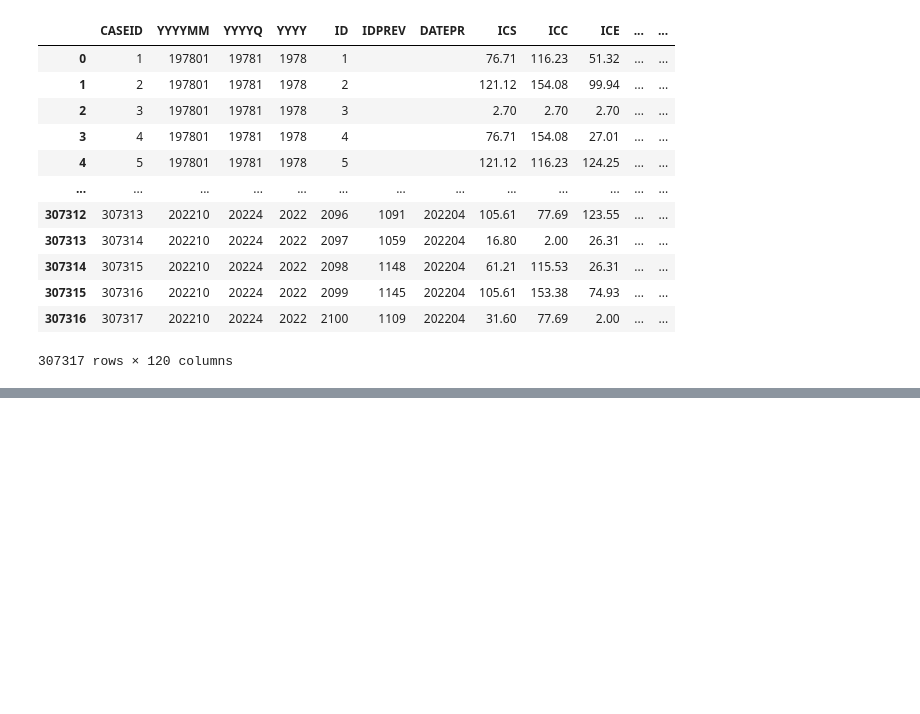
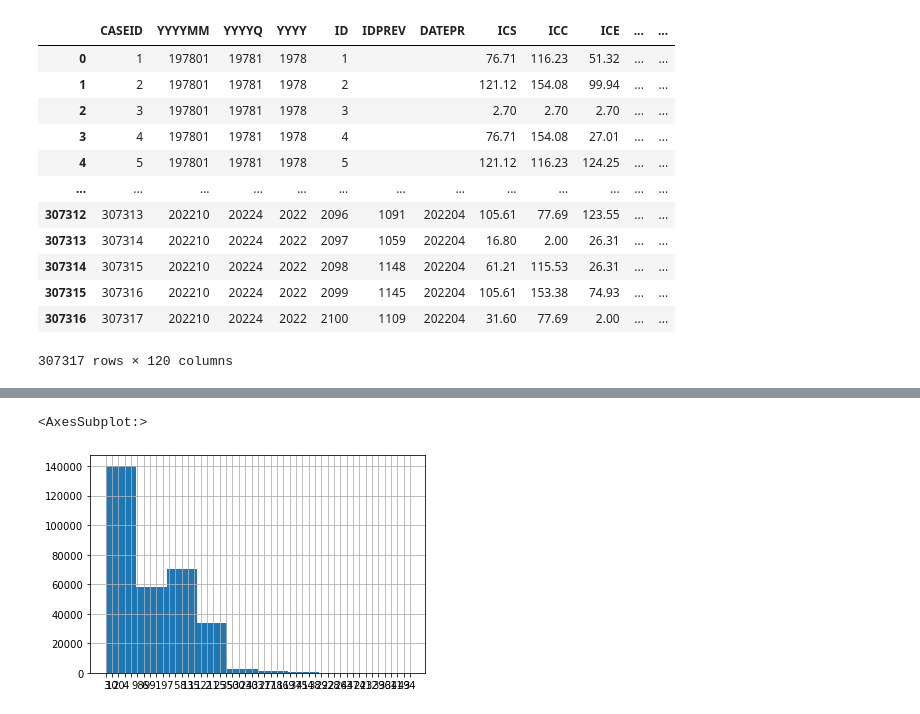
Before and after one commit to Wesley-Janson/stat27420_final_project, a Jupyter notebook: prepare_survey_data.ipynb, the cells around one changed output, grey strips where cells are left out. Drawn from its saved outputs; the diff is of its cells as text; code cells hidden in the pictures; blank space fills up the shorter version.

```diff
--- a/prepare_survey_data.ipynb
+++ b/prepare_survey_data.ipynb
@@ -67,0 +284,7 @@ base_data
+# %%
+survey_data.PX1Q2.hist()
+# 98 and 99 are missing values - drop them
+survey_data["PX1Q2"] = survey_data.PX1Q2.replace([98,99], np.nan)
+# %% [output]
+<AxesSubplot:>
+[figure, added]
```
Also changed, not shown: parts of 44 cells of this notebook, 2 other files.
